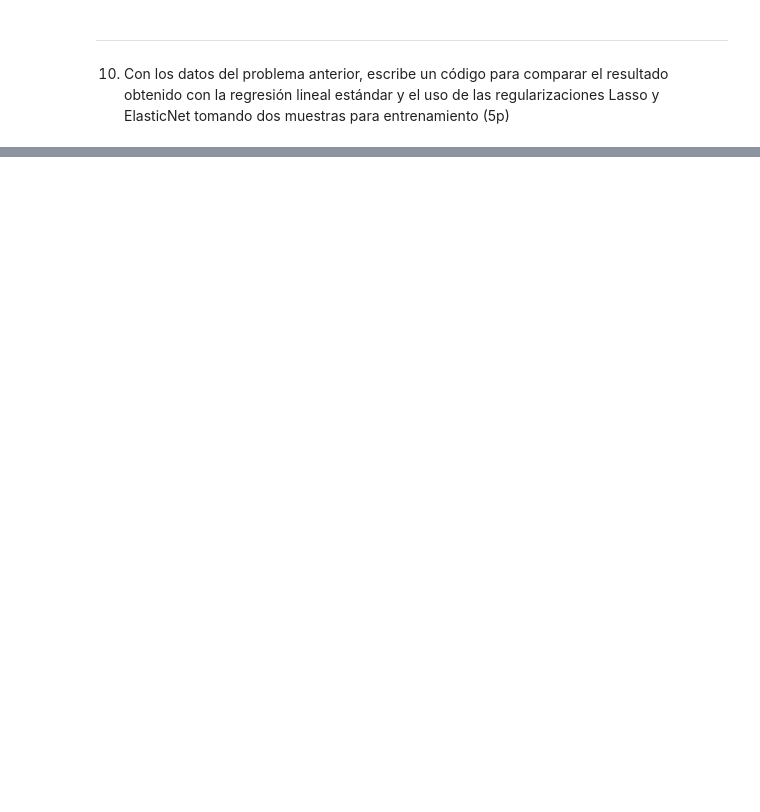
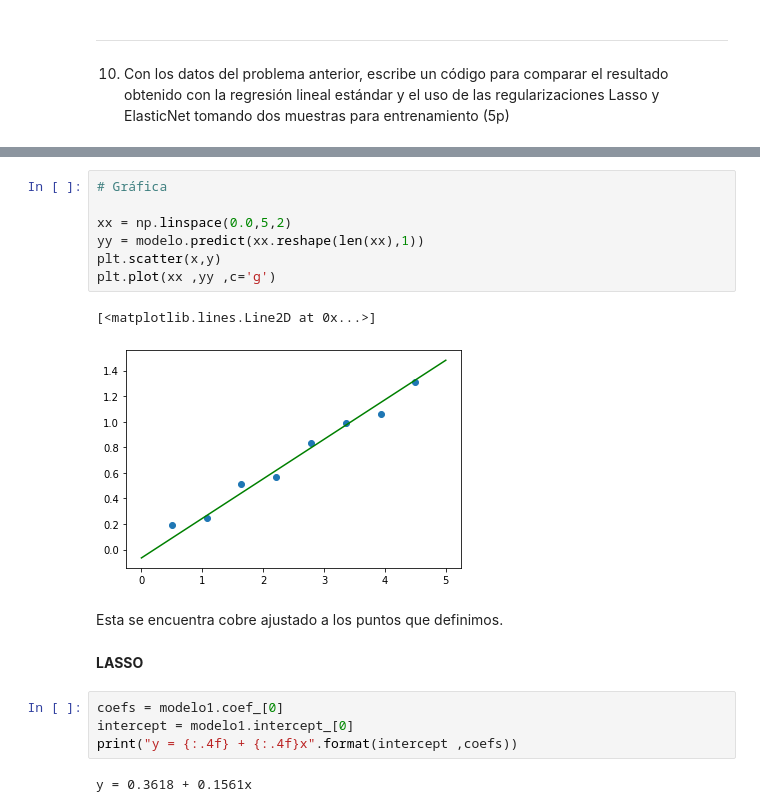
Before and after one commit to danielfrgs/LCD-PCCD-2021-1, a Jupyter notebook: ExamenParcial1_Paradigmas.ipynb, the cells around one changed output, grey strips where cells are left out. Cells and saved outputs as stored; diff of their text form; blank space fills up the shorter version.

```diff
--- a/ExamenParcial1_Paradigmas.ipynb
+++ b/ExamenParcial1_Paradigmas.ipynb
@@ -331,0 +727,20 @@ Por lo que se trata de Algoritmos escalables (aunque habría que demostrar que s
+# %%
+# Gráfica
+
+xx = np.linspace(0.0,5,2)
+yy = modelo.predict(xx.reshape(len(xx),1))
+plt.scatter(x,y)
+plt.plot(xx ,yy ,c='g')
+# %% [output]
+[<matplotlib.lines.Line2D at 0x...>]
+[figure, added]
+# %% [markdown]
+Esta se encuentra cobre ajustado a los puntos que definimos.
+# %% [markdown]
+**LASSO**
+# %%
+coefs = modelo1.coef_[0]
+intercept = modelo1.intercept_[0]
+print("y = {:.4f} + {:.4f}x".format(intercept ,coefs))
+# %% [output]
+y = 0.3618 + 0.1561x
```
Also changed, not shown: parts of 29 cells of this notebook.
